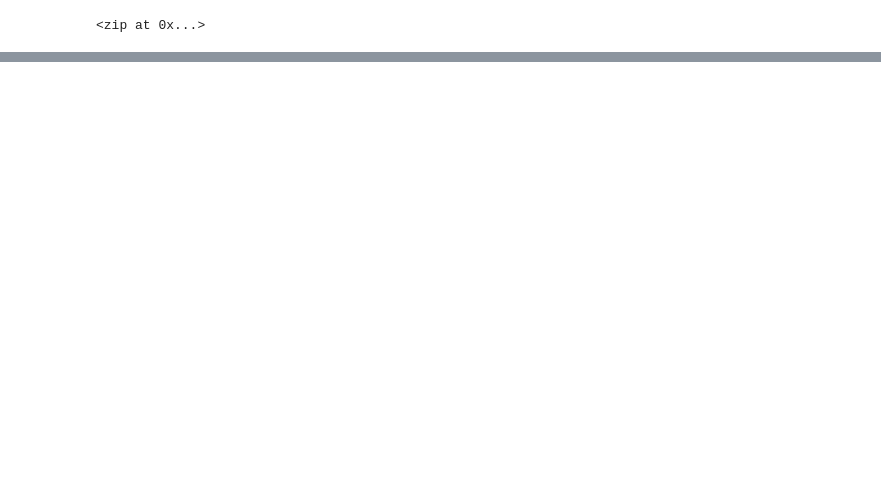
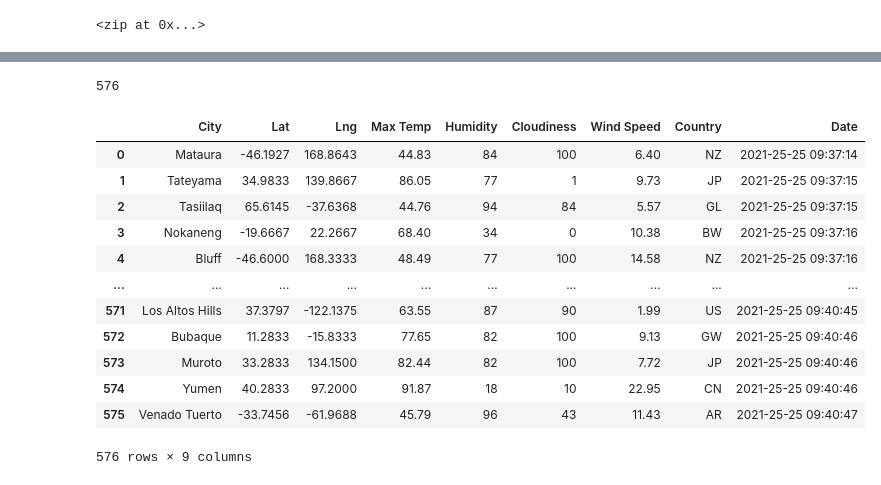
Before and after one commit to apaneser/World_Weather_Analysis, a Jupyter notebook: WeatherPy.ipynb, the cells around one changed output, grey strips where cells are left out. Saved outputs shown, nothing was run; the diff lists cells and outputs as text; code cells hidden in the pictures; blank space fills up the shorter version.

Commit message:
create dataframe

```diff
--- a/WeatherPy.ipynb
+++ b/WeatherPy.ipynb
@@ -35,0 +36,12 @@ len(cities)
+# %%
+# import requests library
+import requests
+
+#import datetime
+from datetime import datetime
+
+# import API key
+from config import weather_api_key
+
+# Starting URL for Weather Map API Call.
+url = "http://api.openweathermap.org/data/2.5/weather?units=Imperial&APPID=" + weather_api_key
@@ -35,0 +149,22 @@ len(cities)
+# %%
+len(city_data)
+# %% [output]
+576
+# %%
+# convert array of dictionaries to a pandas dataframe
+city_data_df = pd.DataFrame(city_data)
+city_data_df
+# %% [output]
+|  | City | Lat | Lng | Max Temp | Humidity | Cloudiness | Wind Speed | Country | Date |
+| 0 | Mataura | -46.1927 | 168.8643 | 44.83 | 84 | 100 | 6.40 | NZ | 2021-25-25 09:37:14 |
+| 1 | Tateyama | 34.9833 | 139.8667 | 86.05 | 77 | 1 | 9.73 | JP | 2021-25-25 09:37:15 |
+| 2 | Tasiilaq | 65.6145 | -37.6368 | 44.76 | 94 | 84 | 5.57 | GL | 2021-25-25 09:37:15 |
+| 3 | Nokaneng | -19.6667 | 22.2667 | 68.40 | 34 | 0 | 10.38 | BW | 2021-25-25 09:37:16 |
+| 4 | Bluff | -46.6000 | 168.3333 | 48.49 | 77 | 100 | 14.58 | NZ | 2021-25-25 09:37:16 |
+| ... | ... | ... | ... | ... | ... | ... | ... | ... | ... |
+| 571 | Los Altos Hills | 37.3797 | -122.1375 | 63.55 | 87 | 90 | 1.99 | US | 2021-25-25 09:40:45 |
+| 572 | Bubaque | 11.2833 | -15.8333 | 77.65 | 82 | 100 | 9.13 | GW | 2021-25-25 09:40:46 |
+| 573 | Muroto | 33.2833 | 134.1500 | 82.44 | 82 | 100 | 7.72 | JP | 2021-25-25 09:40:46 |
+| 574 | Yumen | 40.2833 | 97.2000 | 91.87 | 18 | 10 | 22.95 | CN | 2021-25-25 09:40:46 |
+| 575 | Venado Tuerto | -33.7456 | -61.9688 | 45.79 | 96 | 43 | 11.43 | AR | 2021-25-25 09:40:47 |
+576 rows × 9 columns
```
Also changed, not shown: parts of 4 cells of this notebook, 2 other files.
